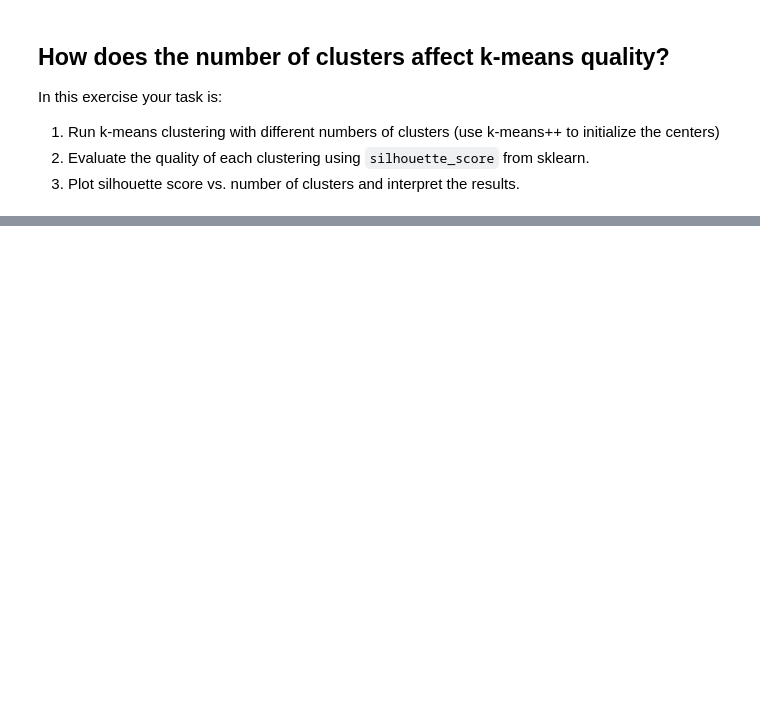
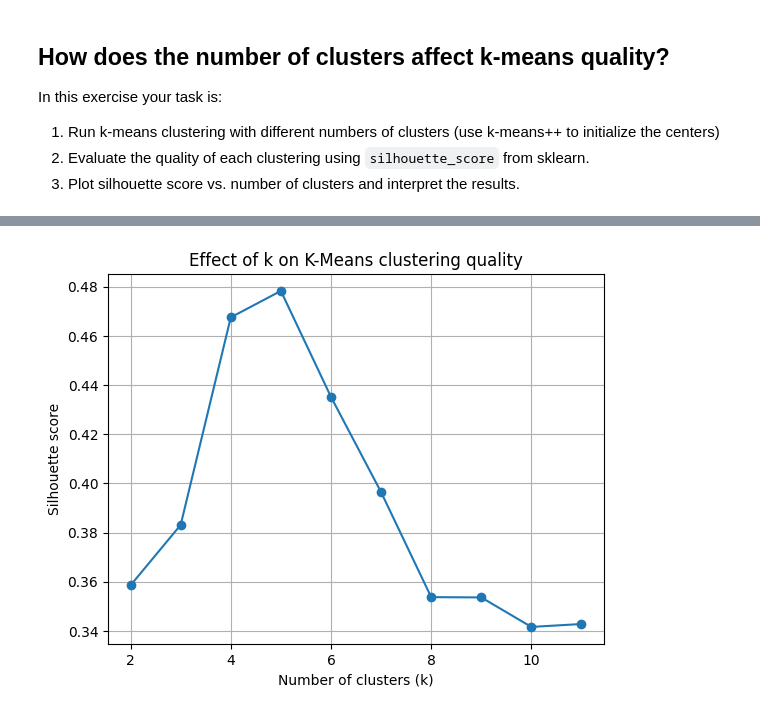
Before and after one commit to mariomine88/Unige_code, a Jupyter notebook: Master/First/ML/lab7/Lab7-KMeans.ipynb, the cells around one changed output, grey strips where cells are left out. Saved outputs shown, nothing was run; the diff lists cells and outputs as text; code cells hidden in the pictures; blank space fills up the shorter version.

```diff
--- a/Master/First/ML/lab7/Lab7-KMeans.ipynb
+++ b/Master/First/ML/lab7/Lab7-KMeans.ipynb
@@ -233,27 +255,29 @@ plt.scatter(X[:,0], X[:,1], s=70, c=Y, alpha=0.8);
 # %%
 from sklearn.metrics import silhouette_score
 
 k_list = list(range(2, 12))
 sil_scores = []
 for k in k_list:
         # 1) Initialize centers with kmeans++
         # TODO: put your code here
-        centers_init = ...
+        centers_init = kmeanspp(X, k, rng=rng)
 
         # 2) Run Lloyd's algorithm starting from these centers
         # TODO: put your code here
-        labels, centers = ...
+        labels, centers = lloyd(X, centers_init, max_iter=100)
 
         # 3) Compute silhouette score
         # TODO: put your code here, check `silhouette_score` documentation to learn more
-        score = ...
+        score = silhouette_score(X, labels)
         sil_scores.append(score)
 
 # Plot silhouette score vs k
 plt.figure()
 plt.plot(k_list, sil_scores, marker="o")
 plt.xlabel("Number of clusters (k)")
 plt.ylabel("Silhouette score")
 plt.title("Effect of k on K-Means clustering quality")
 plt.grid(True)
 plt.show()
+# %% [output]
+[figure, added]
```
Also changed, not shown: parts of 5 cells of this notebook.
